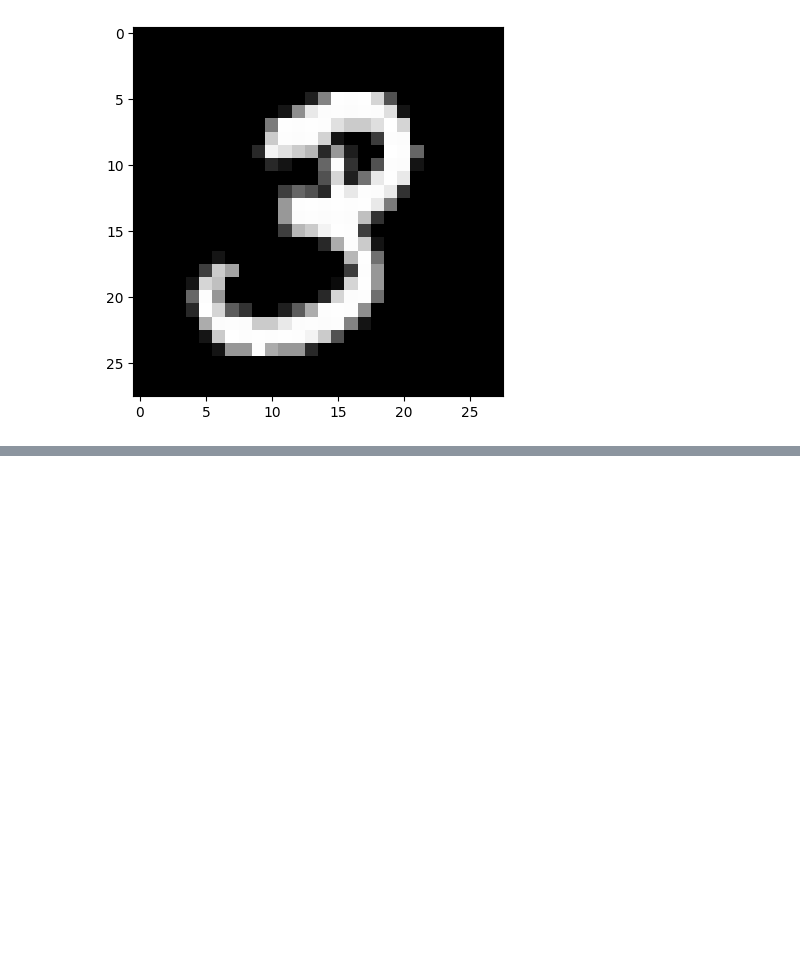
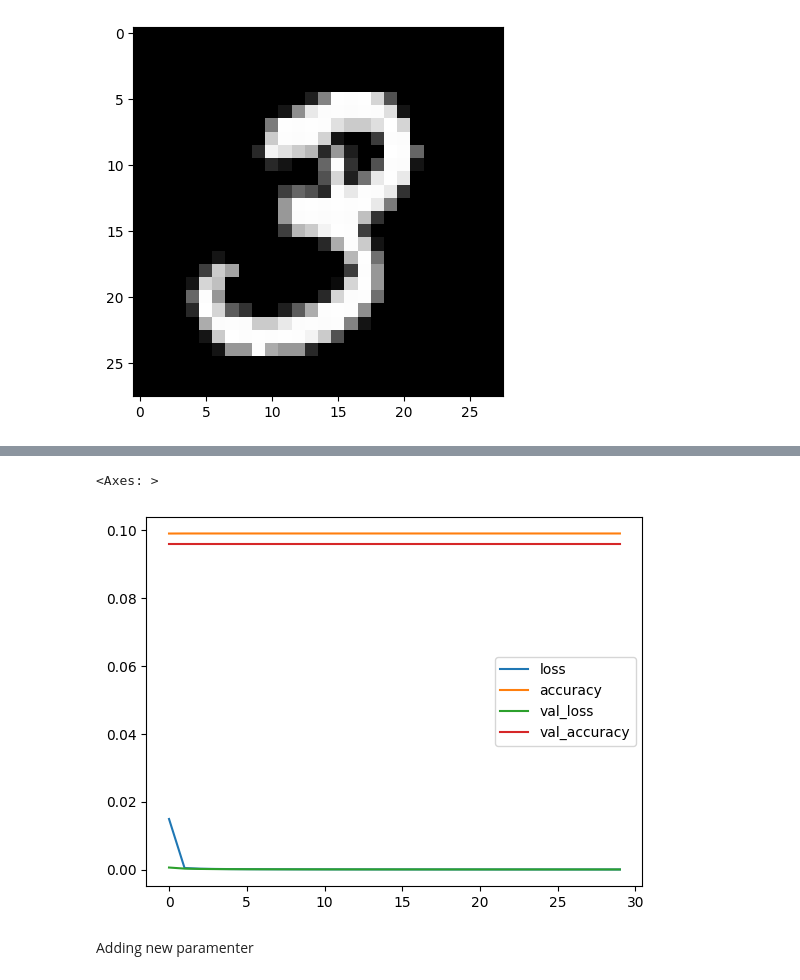
Before and after one commit to Aselebe/MACHINE-LEARNING, a Jupyter notebook: MNIST_TRAIN_DATA.ipynb, the cells around one changed output, grey strips where cells are left out. Drawn from its saved outputs; the diff is of its cells as text; code cells hidden in the pictures; blank space fills up the shorter version.

```diff
--- a/MNIST_TRAIN_DATA.ipynb
+++ b/MNIST_TRAIN_DATA.ipynb
@@ -87,0 +91,9 @@ Epoch 30/30
+# %%
+import pandas as pd
+
+pd.DataFrame(history.history).plot()
+# %% [output]
+<Axes: >
+[figure, added]
+# %% [markdown]
+Adding new paramenter
```
Also changed, not shown: parts of 6 cells of this notebook.
